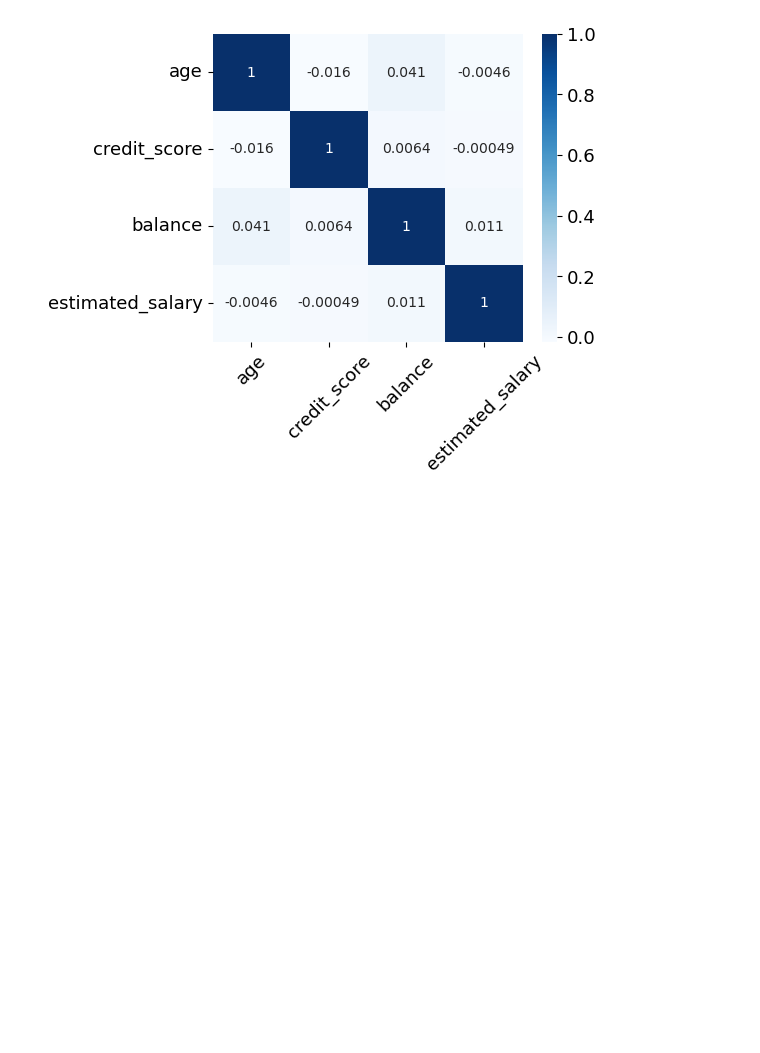
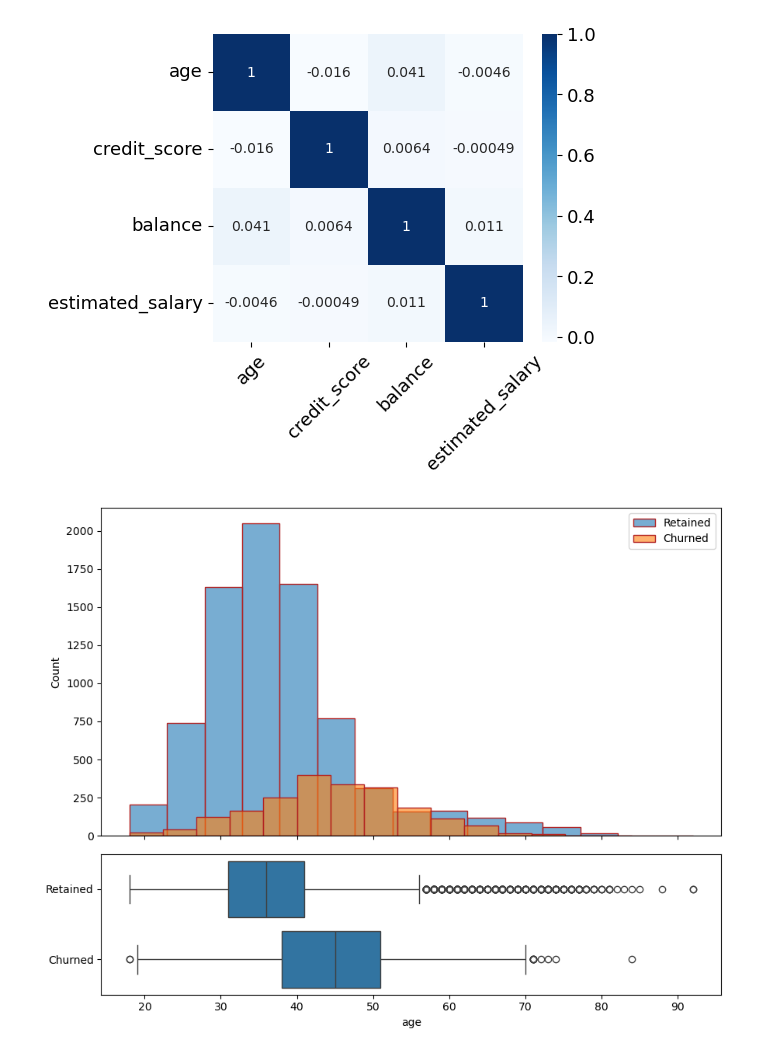
Before and after one commit to MrinmoyBANIKYA/End-to-End-Bank-CustomerChurnAnalysis, a Jupyter notebook: info.ipynb, the cells around one changed output. Saved outputs shown, nothing was run; the diff lists cells and outputs as text; code cells hidden in the pictures; blank space fills up the shorter version.

```diff
--- a/info.ipynb
+++ b/info.ipynb
@@ -547,3 +547,40 @@ ax.tick_params(axis='x', rotation = 45)
 ax.tick_params(axis='y' , rotation = 360);
 # %% [output]
 [figure]
+# %%
+def plot_continuous(df, feature):  ## this function takes in a dataframe and a continuous feature as input and plots the distribution of the continuous feature for the churned and retained customers. This is important because it helps us understand how the continuous feature is distributed for the two groups of customers and if there are any differences in the distribution that can help us predict churn.
+
+    df_func = df.copy() ##creating a copy of the original dataframe so that we can modify it without affecting the original dataframe. This is important because we want to keep the original dataframe intact for future reference and analysis. We will use this copy of the dataframe to plot the distribution of the continuous feature for the churned and retained customers.
+    df_func['churn'] = df_func['churn'].astype('category') ##converting the 'churn' column to a categorical data type so that we can use it to plot the distribution of the continuous feature for the churned and retained customers.
+
+    df_churned = df_func[df_func['churn'] == 1] ##creating a new dataframe that contains only the rows where the 'churn' column is equal to 1 (churned customers). This will allow us to plot the distribution of the continuous feature for the churned customers.
+    df_retained = df_func[df_func['churn'] == 0] ##creating a new dataframe that contains only the rows where the 'churn' column is equal to 0 (retained customers). This will allow us to plot the distribution of the continuous feature for the retained customers.
+
+    fig, (ax1, ax2) = plt.subplots(2,
+                                   figsize=(9, 7),
+                                   sharex=True,
+                                   gridspec_kw= {'height_ratios': [.7, .3]}) ##this creates a figure with two subplots (ax1 and ax2) arranged in one row and two columns. The figsize parameter specifies the size of the figure in inches. In this case, the width of the figure is 12 inches and the height is 5 inches. This allows us to plot the distribution of the continuous feature for both churned and retained customers side by side for easy comparison.
+
+    colors = ['#1f77b4', '#ff7f0e'] ##this is a list of colors that we will use to plot the distribution of the continuous feature for the churned and retained customers. The first color in the list will be used for the churned customers and the second color will be used for the retained customers. This helps to visually differentiate between the two groups of customers in the plots.
+
+    for sub_df, color, label in zip([df_retained ,df_churned], colors, ['Retained','Churned']):
+        sns.histplot(data=sub_df,
+                     x=feature,
+                     bins = 15,
+                     alpha = 0.6,
+                     edgecolor='firebrick',
+                     kde=False,
+                     label=label,
+                     color=color,
+                     ax=ax1) ##this creates a histogram plot with a kernel density estimate (KDE) overlay for the specified feature in the sub-dataframe (either churned or retained customers). The color parameter specifies the color of the bars in the histogram and the KDE line. The ax parameter specifies which subplot to plot on (either ax1 for churned customers or ax2 for retained customers). This allows us to visually compare the distribution of the continuous feature for both groups of customers.
+
+    ax1.legend() ##this adds a legend to the first subplot (ax1) to differentiate between the churned and retained customers based on the colors used in the histogram. This helps to make the plot more informative and easier to understand.
+    sns.boxplot(x = feature , y = 'churn', data = df_func, ax = ax2) ##this creates a box plot to visualize the distribution of the specified feature for the churned and retained customers. The x parameter specifies the feature to be plotted on the x-axis, the y parameter specifies the 'churn' column to be plotted on the y-axis, and the data parameter specifies the dataframe to be used for plotting. The ax parameter specifies which subplot to plot on (either ax1 for churned customers or ax2 for retained customers). This allows us to visually compare the distribution of the continuous feature for both groups of customers and identify any differences in their distributions.
+    ax2.set_ylabel('') ##this removes the x-axis label from the second subplot (
+    ax2.set_yticklabels(['Retained', 'Churned']) ##this sets the y-axis tick labels for the second subplot (ax2) to 'Retained' and 'Churned' to differentiate between the two groups of customers based on their churn status. This helps to make the plot more informative and easier to understand.
+    plt.tight_layout()
+    plt.show()
+# %%
+plot_continuous(df, 'age') ##this calls the plot_continuous function to plot the distribution of the 'age' feature for the churned and retained customers. This will help us understand how the age of the customers is distributed for both groups and if there are any differences in the distribution that can help us predict churn.
+# %% [output]
+[figure, added]
```
Also changed, not shown: parts of 3 cells of this notebook.
